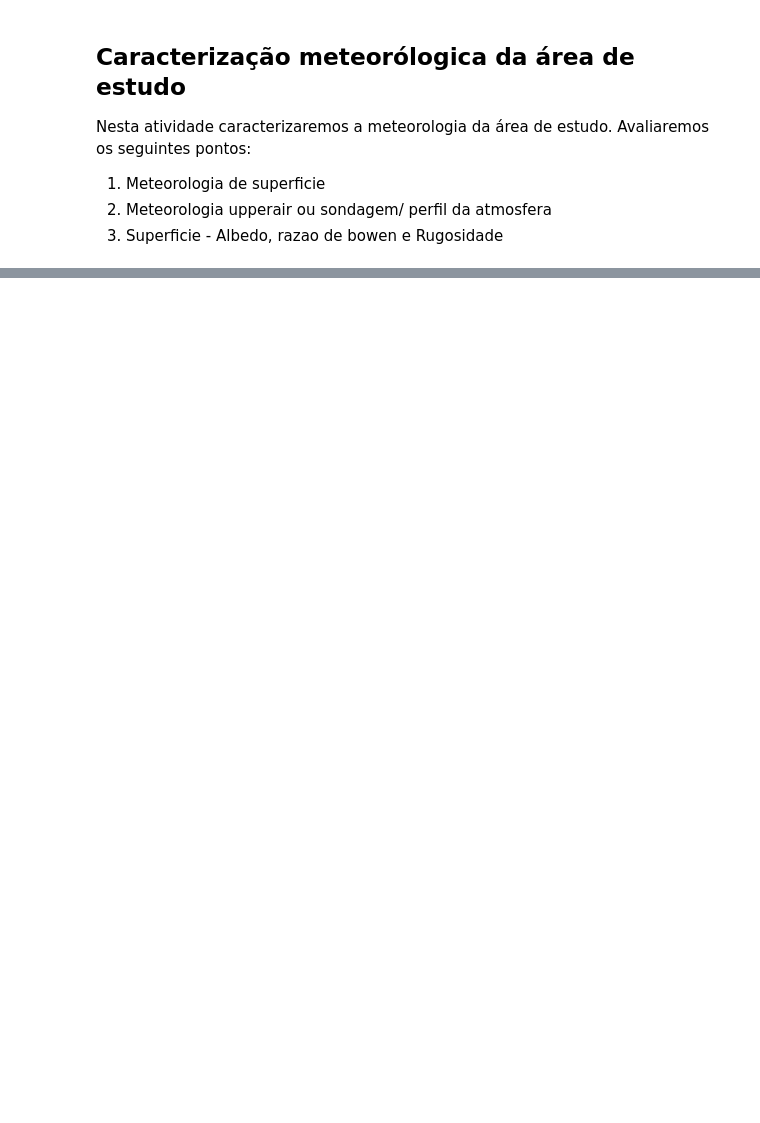
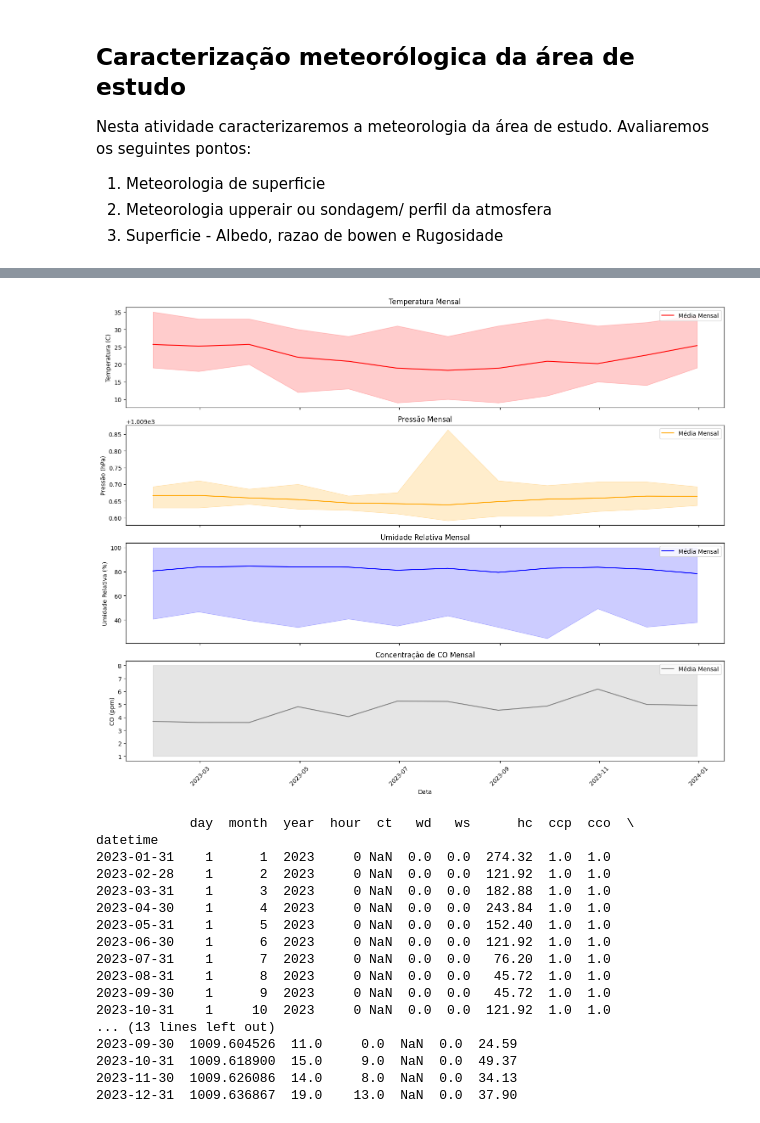
Before and after one commit to maiarasimone/ENS5173_202401, a Jupyter notebook: Atividade02.ipynb, the cells around one changed output, grey strips where cells are left out. Drawn from its saved outputs; the diff is of its cells as text; code cells hidden in the pictures; blank space fills up the shorter version.

```diff
--- a/Atividade02.ipynb
+++ b/Atividade02.ipynb
@@ -67,0 +163,67 @@ ax[1].plot(metSuperficie['datetime'], metSuperficie['p']
+# %%
+import pandas as pd
+import matplotlib.pyplot as plt
+
+# Suponha que o DataFrame tenha uma coluna 'datetime' que precisa ser convertida
+metSuperficie['datetime'] = pd.to_datetime(metSuperficie['datetime'])
+metSuperficie.set_index('datetime', inplace=True)
+
+# Estatísticas dos dados
+media_mensal = metSuperficie.resample('M').mean()
+min_mensal = metSuperficie.resample('M').min()
+max_mensal = metSuperficie.resample('M').max()
+
+# Plotando figura após fazer a média mensal
+fig, ax = plt.subplots(4, sharex=True, figsize=(15, 12))
+
+# Plotando a média mensal com manchas de max e min
+ax[0].plot(media_mensal.index, media_mensal['temp'], color='red', label='Média Mensal')
+ax[0].fill_between(media_mensal.index, min_mensal['temp'], max_mensal['temp'], color='red', alpha=0.2)
+ax[0].set_ylabel('Temperatura (C)')
+ax[0].set_title('Temperatura Mensal')
+ax[0].legend()
+
+ax[1].plot(media_mensal.index, media_mensal['p'], color='orange', label='Média Mensal')
+ax[1].fill_between(media_mensal.index, min_mensal['p'], max_mensal['p'], color='orange', alpha=0.2)
+ax[1].set_ylabel('Pressão (hPa)')
+ax[1].set_title('Pressão Mensal')
+ax[1].legend()
+
+ax[2].plot(media_mensal.index, media_mensal['relh'], color='blue', label='Média Mensal')
+ax[2].fill_between(media_mensal.index, min_mensal['relh'], max_mensal['relh'], color='blue', alpha=0.2)
+ax[2].set_ylabel('Umidade Relativa (%)')
+ax[2].set_title('Umidade Relativa Mensal')
+ax[2].legend()
+
+ax[3].plot(media_mensal.index, media_mensal['cco'], color='gray', label='Média Mensal')
+ax[3].fill_between(media_mensal.index, min_mensal['cco'], max_mensal['cco'], color='gray', alpha=0.2)
+ax[3].set_ylabel('CO (ppm)')
+ax[3].set_title('Concentração de CO Mensal')
+ax[3].legend()
+ax[3].tick_params(axis='x', rotation=45)
+
+plt.xlabel('Data')
+plt.tight_layout()
+plt.show()
+
+# Imprimindo os mínimos mensais
+print(min_mensal)
+# %% [output]
+[figure, added]
+            day  month  year  hour  ct   wd   ws      hc  ccp  cco  \
+datetime
+2023-01-31    1      1  2023     0 NaN  0.0  0.0  274.32  1.0  1.0
+2023-02-28    1      2  2023     0 NaN  0.0  0.0  121.92  1.0  1.0
+2023-03-31    1      3  2023     0 NaN  0.0  0.0  182.88  1.0  1.0
+2023-04-30    1      4  2023     0 NaN  0.0  0.0  243.84  1.0  1.0
+2023-05-31    1      5  2023     0 NaN  0.0  0.0  152.40  1.0  1.0
+2023-06-30    1      6  2023     0 NaN  0.0  0.0  121.92  1.0  1.0
+2023-07-31    1      7  2023     0 NaN  0.0  0.0   76.20  1.0  1.0
+2023-08-31    1      8  2023     0 NaN  0.0  0.0   45.72  1.0  1.0
+2023-09-30    1      9  2023     0 NaN  0.0  0.0   45.72  1.0  1.0
+2023-10-31    1     10  2023     0 NaN  0.0  0.0  121.92  1.0  1.0
+... (13 lines left out)
+2023-09-30  1009.604526  11.0     0.0  NaN  0.0  24.59
+2023-10-31  1009.618900  15.0     9.0  NaN  0.0  49.37
+2023-11-30  1009.626086  14.0     8.0  NaN  0.0  34.13
+2023-12-31  1009.636867  19.0    13.0  NaN  0.0  37.90
```
Also changed, not shown: parts of 24 cells of this notebook, 1 other file.
